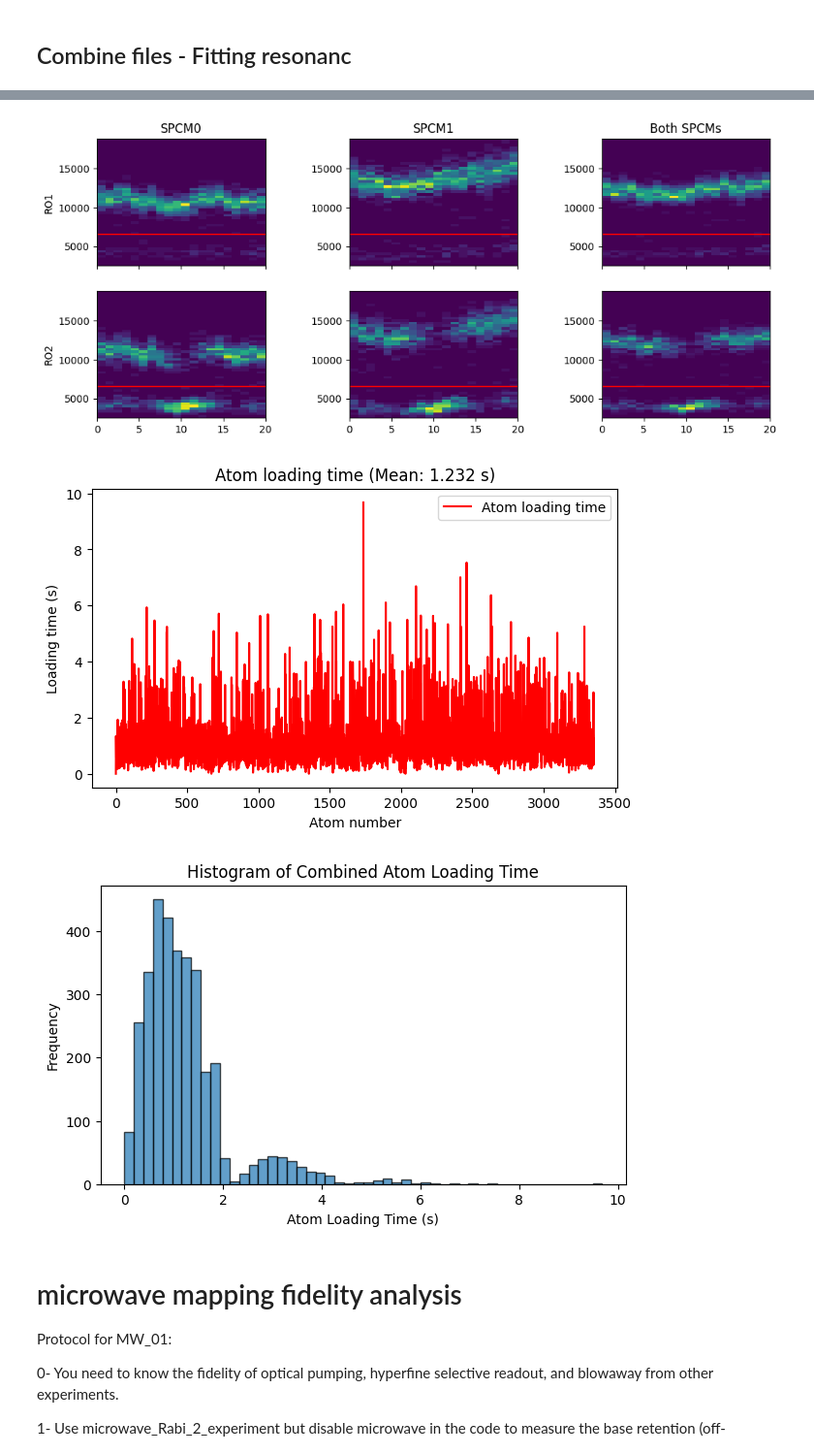
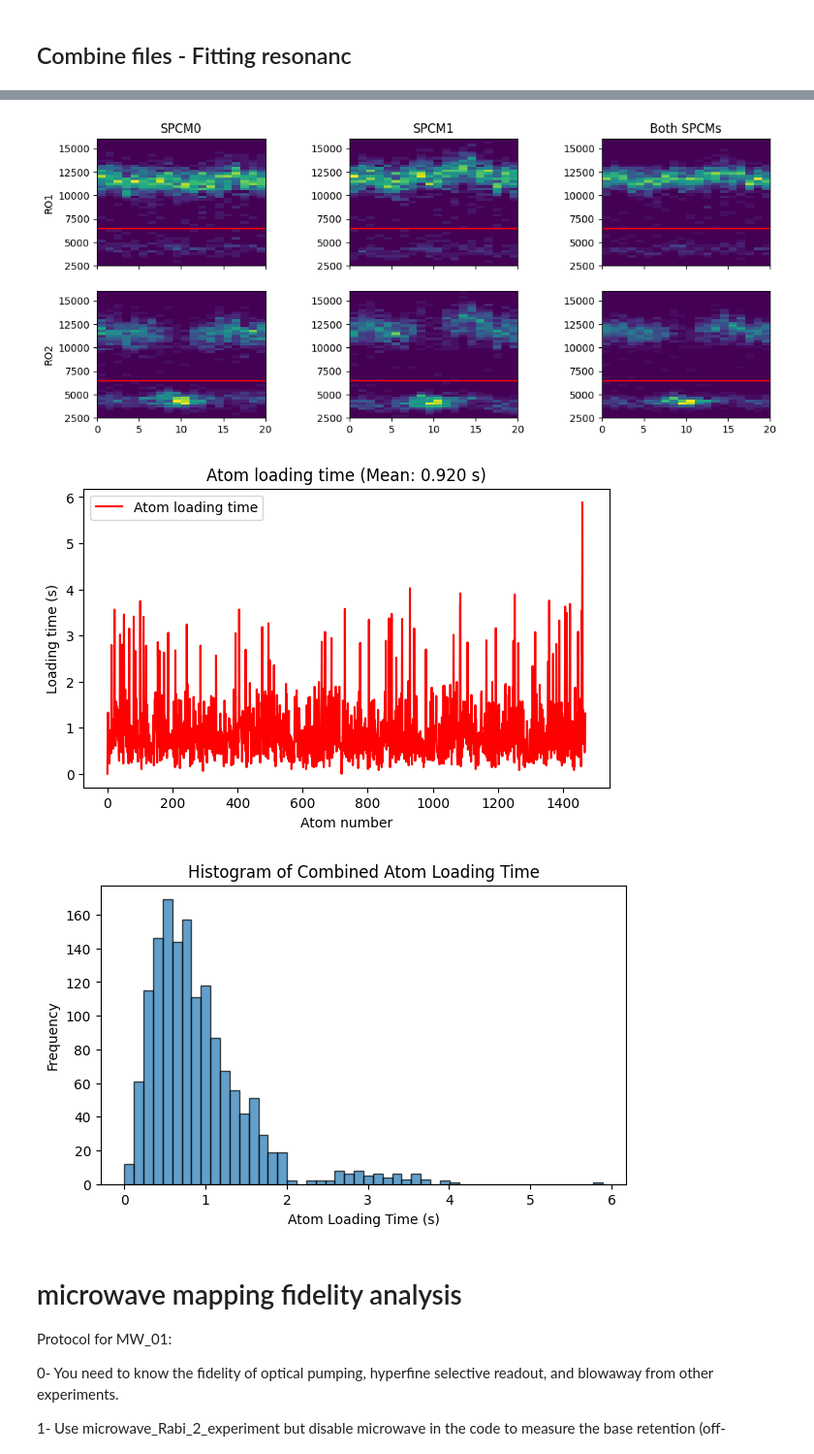
Before and after one commit to QuantumQuadrate/qn_artiq_routines, a Jupyter notebook: Analysis/Microwave analysis/Microwave_analysis_2025.ipynb, the cells around one changed output, grey strips where cells are left out. Shown at 97% size. Drawn from its saved outputs; the diff is of its cells as text; code cells hidden in the pictures.

```diff
--- a/Analysis/Microwave analysis/Microwave_analysis_2025.ipynb
+++ b/Analysis/Microwave analysis/Microwave_analysis_2025.ipynb
@@ -2,7 +2,7 @@
 # Mapping atom analysis
 Valid for experiments from 2025-04-30 until ...
 # %%
-date_filters = ["2026-04-22"]
+date_filters = ["2026-04-28"]
 
 from matplotlib import pyplot as plt
 import matplotlib as mpl
@@ -79,8 +71,8 @@ With fitting the resonance for microwave scans
 """
 ### the file(s) to analyze:
 file_indices = {
-    23:'',
-    # 39:'',
+    3:'',
+    5:'',
     # 41:'',
     # 43:'',
     # 69:'',
@@ -88,7 +80,7 @@ file_indices = {
     # 37:'',
 }
 
-file_indices = {i: '' for i in range(17, 27, 2)}
+# file_indices = {i: '' for i in range(0, 7, 2)}
 
 compare = True # compare multiple files in the same retention and loading plots
 otsu_threshold = False # compute threshold using Otsu method instead doing it by eye. only work when require atom loading = False
@@ -427,6 +407,6 @@ center=337018369.0643±1044.8382, sigma=19848.2510±1224.0202, ampl=0.7667±0.03
-[figure, old version]
+[figure, new version]
-[figure, old version]
+[figure, new version]
-[figure, old version]
+[figure, new version]
 # %% [markdown]
 # microwave mapping fidelity analysis
 
```
Also changed, not shown: parts of 2 cells of this notebook, 3 other files.
